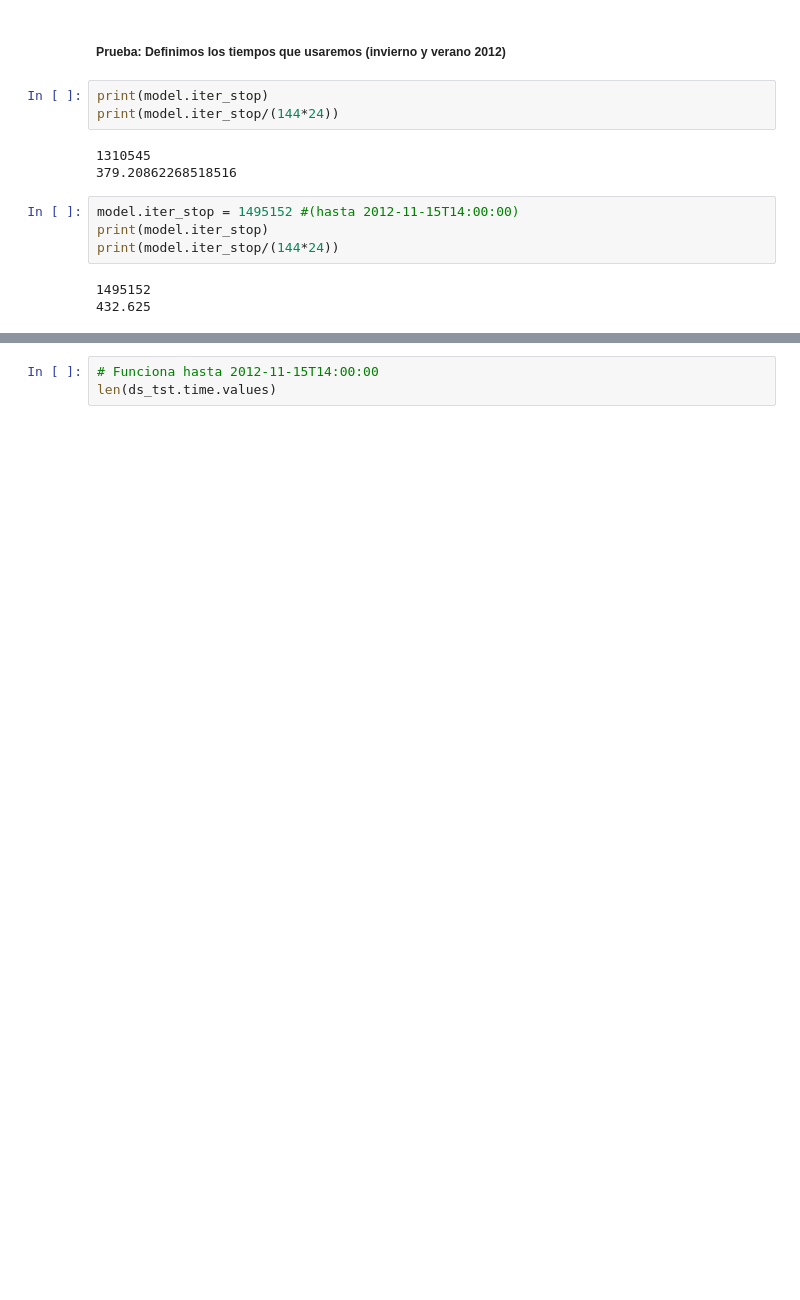
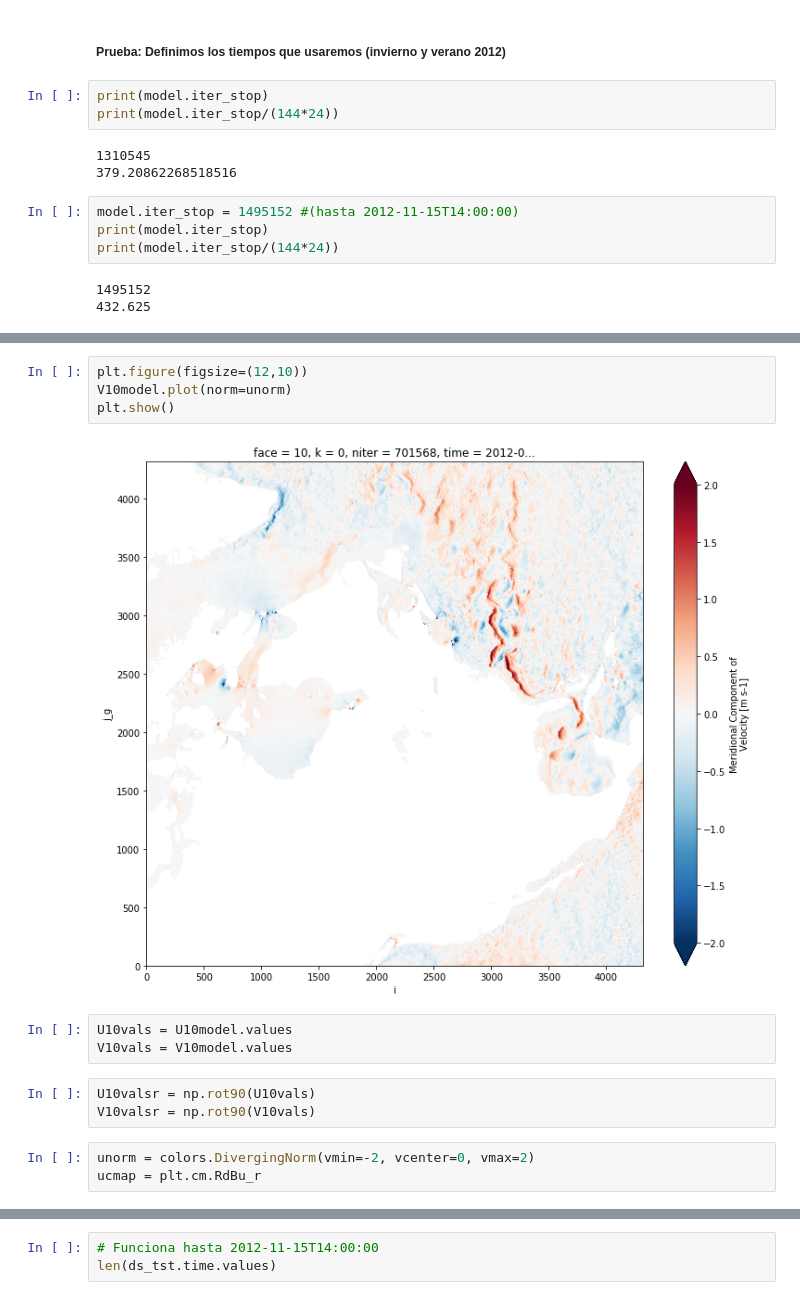
Before and after one commit to antonimmo/ebc-wk-spectral-analysis, a Jupyter notebook: LLC-Luigi-Workflow.ipynb, the cells around one changed output, grey strips where cells are left out. Drawn from its saved outputs; the diff is of its cells as text; blank space fills up the shorter version.

```diff
--- a/LLC-Luigi-Workflow.ipynb
+++ b/LLC-Luigi-Workflow.ipynb
@@ -113,0 +121,15 @@ Data variables:
+# %%
+plt.figure(figsize=(12,10))
+V10model.plot(norm=unorm)
+plt.show()
+# %% [output]
+[figure, added]
+# %%
+U10vals = U10model.values
+V10vals = V10model.values
+# %%
+U10valsr = np.rot90(U10vals)
+V10valsr = np.rot90(V10vals)
+# %%
+unorm = colors.DivergingNorm(vmin=-2, vcenter=0, vmax=2)
+ucmap = plt.cm.RdBu_r
```
Also changed, not shown: parts of 38 cells of this notebook, 5 other files.
